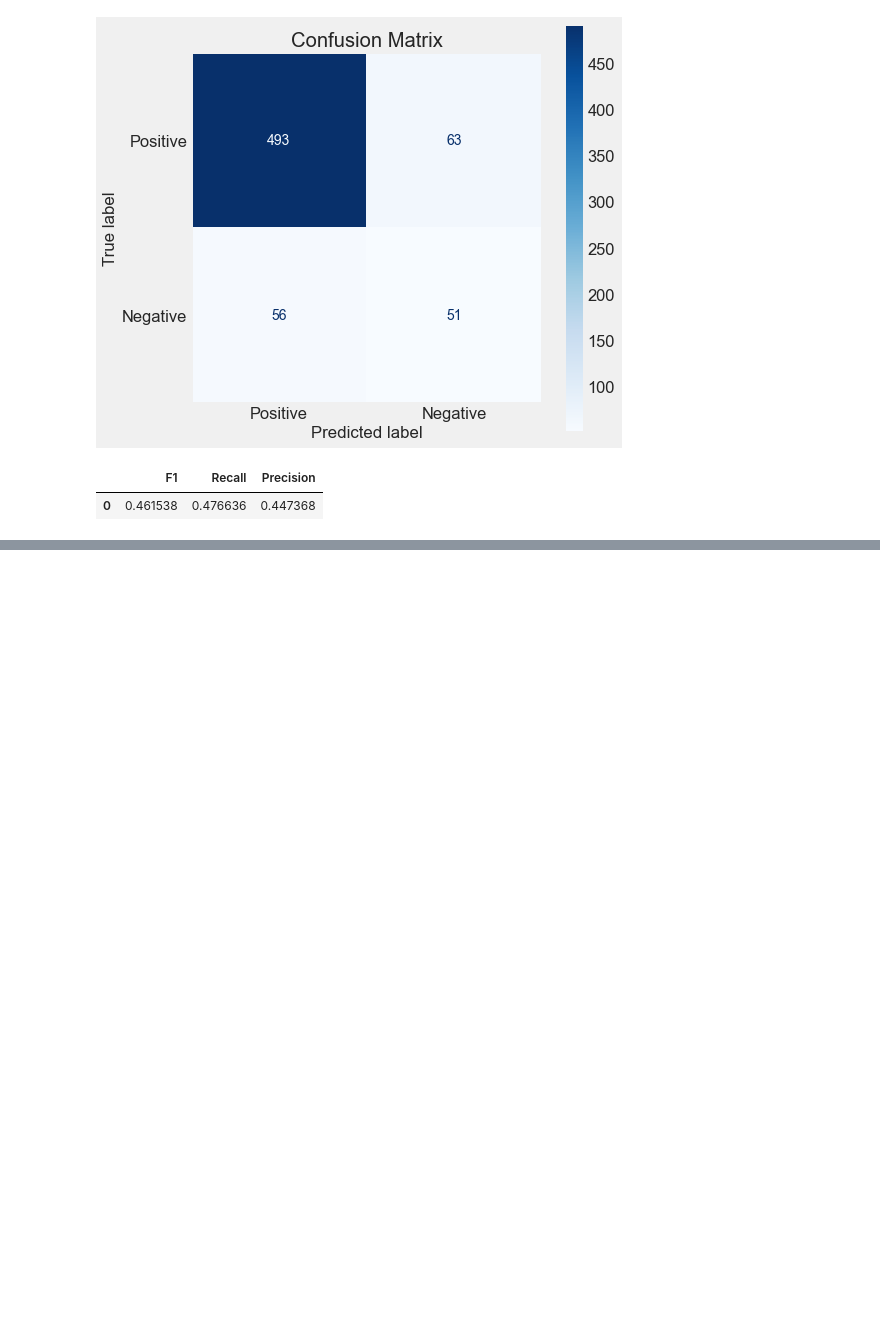
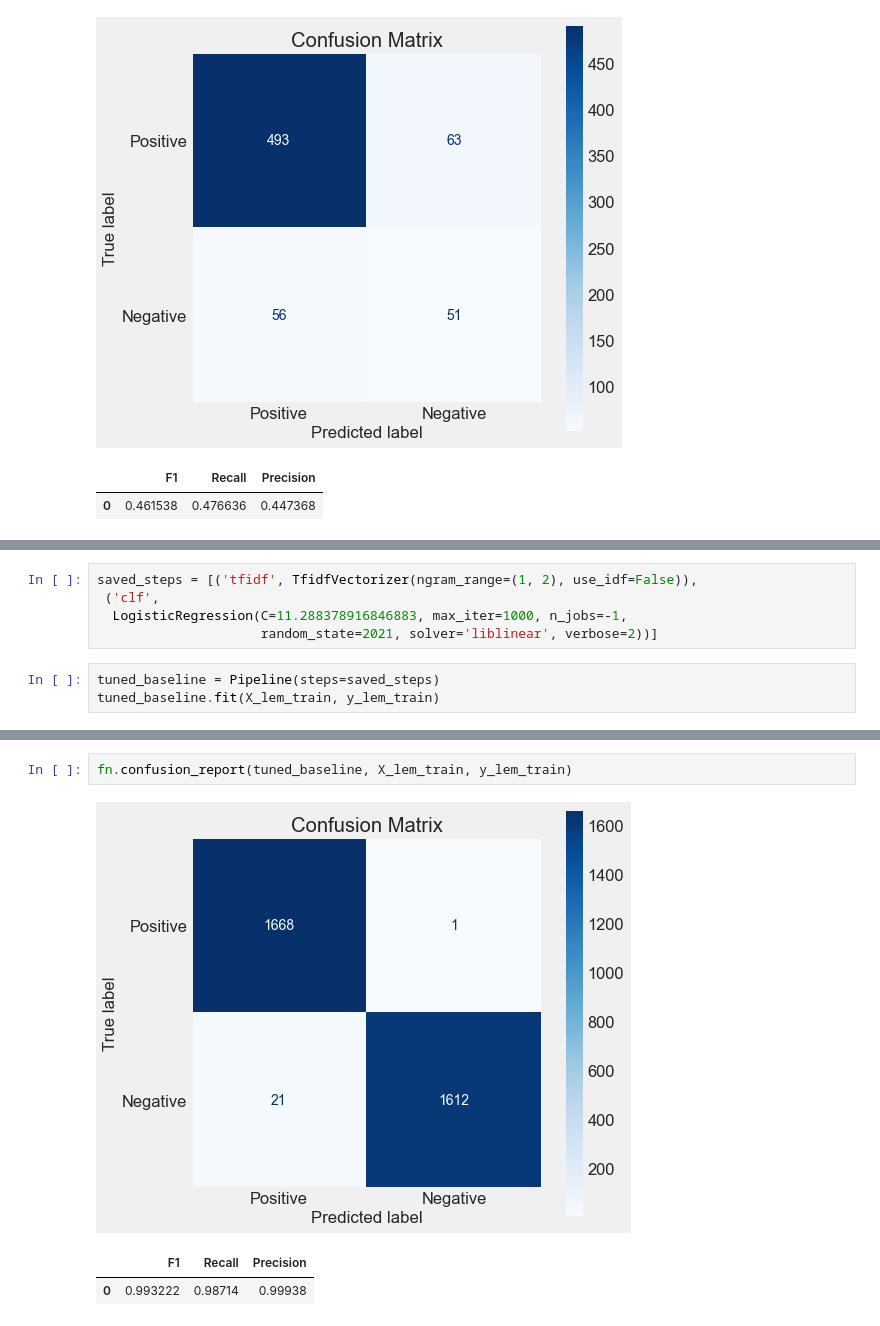
Before and after one commit to jeffreyhwatson/nlp_sentiment_project, a Jupyter notebook: notebooks/exploratory/modeling_eda.ipynb, the cells around one changed output, grey strips where cells are left out. Cells and saved outputs as stored; diff of their text form; blank space fills up the shorter version.

```diff
--- a/notebooks/exploratory/modeling_eda.ipynb
+++ b/notebooks/exploratory/modeling_eda.ipynb
@@ -980,0 +1252,8 @@ fn.confusion_report(tuned_rf, X_lem_val, y_lem_val)
+# %%
+saved_steps = [('tfidf', TfidfVectorizer(ngram_range=(1, 2), use_idf=False)),
+ ('clf',
+  LogisticRegression(C=11.288378916846883, max_iter=1000, n_jobs=-1,
+                     random_state=2021, solver='liblinear', verbose=2))]
+# %%
+tuned_baseline = Pipeline(steps=saved_steps)
+tuned_baseline.fit(X_lem_train, y_lem_train)
@@ -980,0 +1287,6 @@ fn.confusion_report(tuned_rf, X_lem_val, y_lem_val)
+# %%
+fn.confusion_report(tuned_baseline, X_lem_train, y_lem_train)
+# %% [output]
+[figure, added]
+|  | F1 | Recall | Precision |
+| 0 | 0.993222 | 0.98714 | 0.99938 |
```
Also changed, not shown: parts of 98 cells of this notebook, 7 other files.
